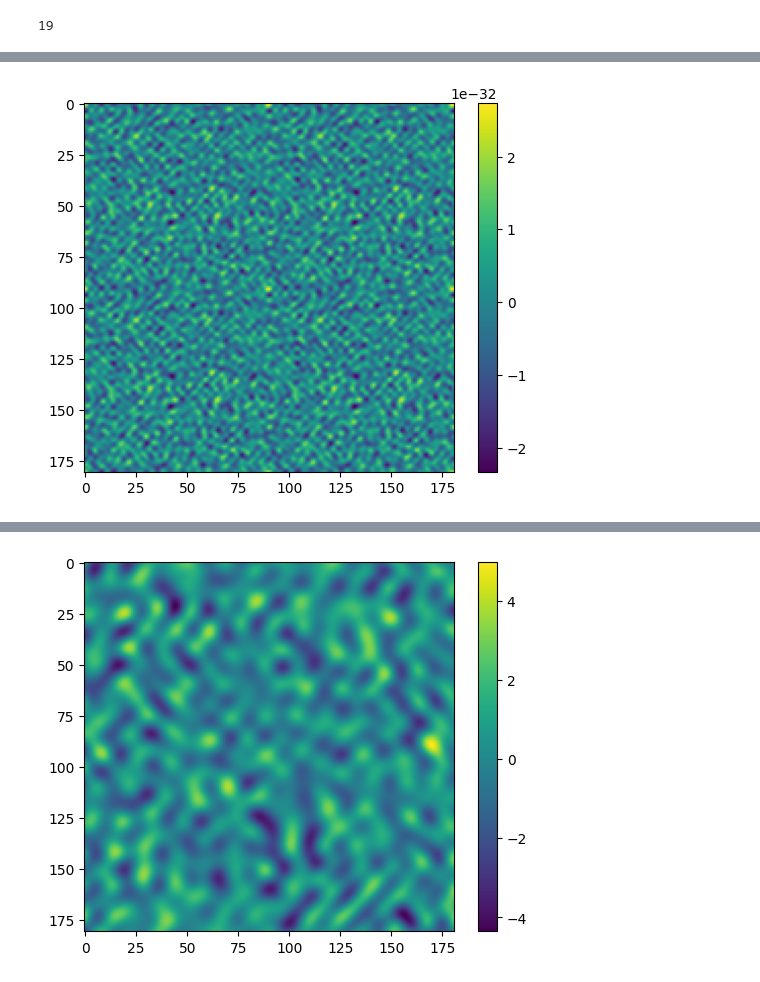
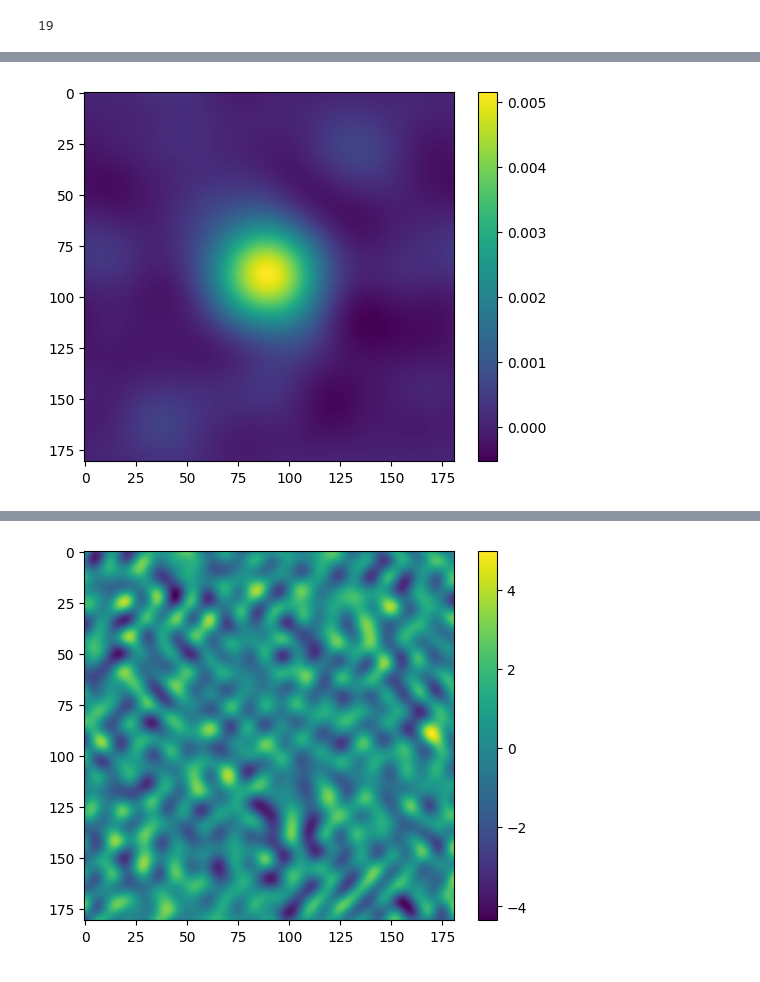
Before and after one commit to AlonsoFernandezVM/Pattern-formation-in-a-phytoplankton-population-based-on-stochastic-models-of-the-ocean-turbulence, a Jupyter notebook: notebooks/random_constant_flow.ipynb, the cells around one changed output, grey strips where cells are left out. Saved outputs shown, nothing was run; the diff lists cells and outputs as text; code cells hidden in the pictures.

Commit message:
Functional random flow

```diff
--- a/notebooks/random_constant_flow.ipynb
+++ b/notebooks/random_constant_flow.ipynb
@@ -156,18 +203,19 @@ d = 0.04
 nu_max = 0.3
 r_0 = 10
 n_eddies = 100
-L = 100
+L = 1
 A = 1
 T = 1000
 dt = 0.12
 N = 180
 
-dx = 2 * L / N
+#dx = 2 * L / N
 
 eta = 0.1
 L_x, L_y, L_z = 10 * eta, 10 * eta, 0
 L_tot = L_x
-u_0 = 0.3
+dx = L_tot / N
+u_0 = 1
 n_max = int(2 * L_x // eta)
 V_d = L_x * L_y
 # %%
@@ -199,0 +256,21 @@ print(np.exp(-k**2 * eta**2 /4))
+# %%
+n_rows, n_cols = X.shape
+flow = np.zeros([n_rows, n_cols], dtype=complex)
+
+d = 2
+V_d = L_x * L_y
+K = 2 * PI * np.arange(-n_max, n_max + 1) / L_x
+k = 2 * PI * n_max / L_x
+num = eta**(d / 2 + 1) * u_0
+den = np.sqrt(V_d * d * (d - 1))
+fourier_sum = np.zeros_like(flow)
+
+for k_1 in range(len(K)):
+
+    for k_2 in range(len(K)):
+
+        fourier_sum += a_k[k_1, k_2] * np.exp((X * K[k_2] + Y * K[k_1]) * 1j
+                                                   - (K[k_1] **2 + K[k_2]**2) * (eta / 2)**2)
+
+flow = (2 * PI)**(d/4) * fourier_sum * num / den
+flow = np.real_if_close(flow)
@@ -201,24 +284,29 @@ print(np.exp(-k**2 * eta**2 /4))
 x, y = np.arange(-N//2, N//2 +1) * dx, np.arange(-N//2, N//2 + 1) * dx
 X, Y = np.meshgrid(x, y)
 # %%
-n_est = 1
+n_est = 500
 phis, phis_prime = np.array([]), np.array([])
-corr_grid = []
+corr_grid = np.zeros_like(X)
 
 for _ in range(n_est):
 
     a = fourier_matrix(n_max)
-    flo = slow_phi(X, Y, L_x, L_y, eta, u_0, V_d, a, n_max, L_tot)
+    flo = slow_phi(X, Y, L_x, L_y, eta, u_0, V_d, a, n_max, L_tot)# * np.exp(k**2 * eta**2 / 4)
+    phi_y, phi_x = np.gradient(flo)
+    u = phi_y
+    #flo = real_calculation_slow_phi(X, Y, L_x, L_y, eta, u_0, V_d, n_max, L_tot, gen)
+    #flo = step_by_step_slow_phi(X, Y, L_x, L_y, eta, u_0, V_d, n_max, L_tot, gen)# * np.exp(k**2 * eta**2 / 4)
     #plt.imshow(flo)
     #plt.colorbar()
     #plt.show()
     phi_normal = flo[N//2, N//2]
-    phi_prime = flo[N//2, N//2+1]
+    phi_prime = flo[N//2, N//2]
     phis = np.append(phis, phi_normal)
     phis_prime = np.append(phis_prime, phi_prime)
-    corr_grid.append(flo * phi_normal)
+    corr_grid += flo * phi_normal
 
 t = np.arange(1, len(phis) + 1)
 cum_means = np.cumsum(phis * phis_prime) / t
+corr_grid /= n_est
 # %%
 x, y = X[N//2, N//2], Y[N//2, N//2]
@@ -236,6 +325,6 @@ plt.show()
 # %%
-plt.imshow(np.mean(corr_grid, axis=0))
+plt.imshow(corr_grid)
 plt.colorbar()
 plt.show()
 # %% [output]
-[figure, old version]
+[figure, new version]
```
Also changed, not shown: parts of 17 cells of this notebook.
